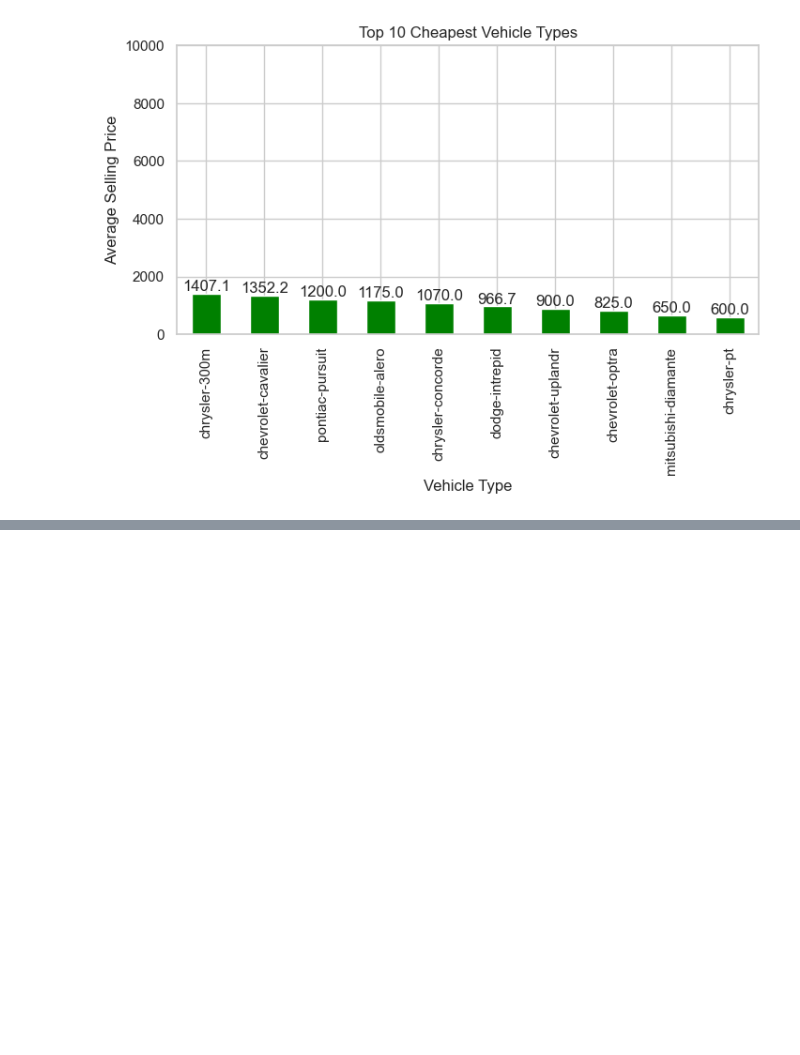
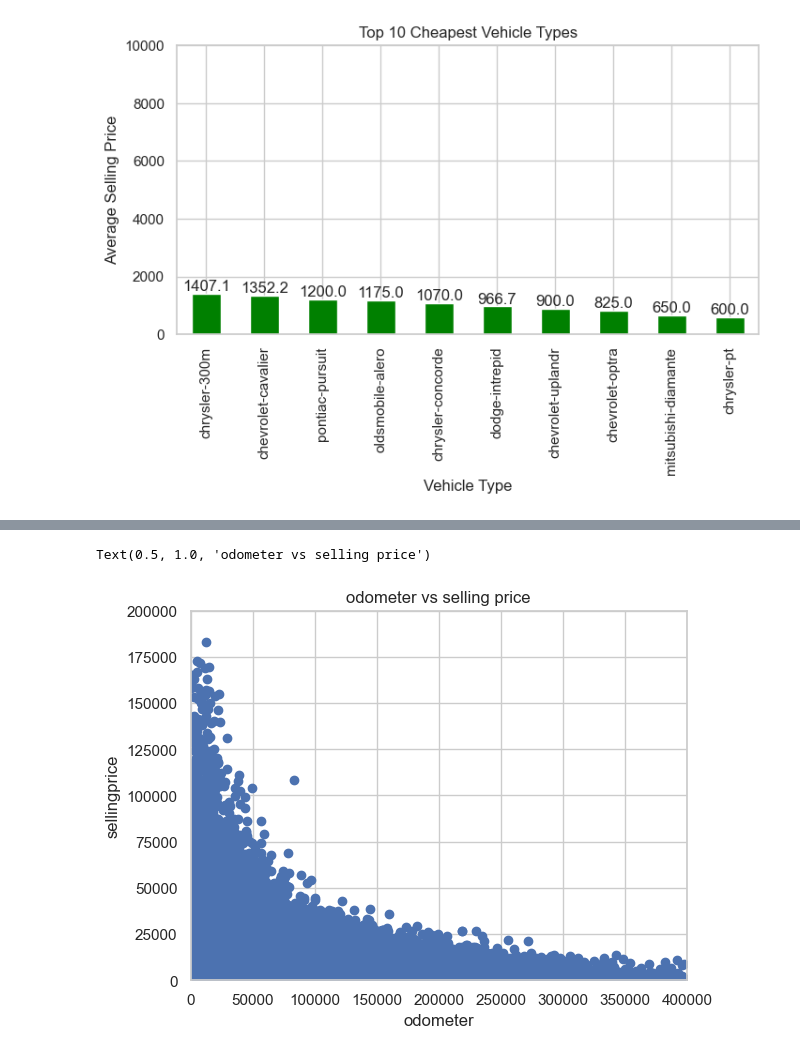
Before and after one commit to jerryevalentine/UCB-Project-1, a Jupyter notebook: Project_1_Group_7_Consolidated.ipynb, the cells around one changed output, grey strips where cells are left out. Drawn from its saved outputs; the diff is of its cells as text; code cells hidden in the pictures; blank space fills up the shorter version.

```diff
--- a/Project_1_Group_7_Consolidated.ipynb
+++ b/Project_1_Group_7_Consolidated.ipynb
@@ -645,3 +645,9 @@ for index, value in enumerate(top_10_cheapest):
 plt.show()
 # %% [output]
 [figure]
+# %%
+car_prices=df_car_prices.loc[df_car_prices['saledate'].str.len()>5]
+car_prices=df_car_prices.loc[~df_car_prices['odometer'].isnull()]
+
+clean_df=car_prices.copy()
+clean_df['saleyear']=clean_df['saledate'].str[11:15].astype('int')
@@ -647,0 +787,11 @@ plt.show()
+# %%
+#Generate a scatter plot of odometer vs selling price
+plt.scatter(car_value_no_null_df["odometer"],car_value_no_null_df["sellingprice"])
+plt.xlabel("odometer")
+plt.ylabel("sellingprice")
+plt.ylim(0,200000)
+plt.xlim(0,400000)
+plt.title("odometer vs selling price")
+# %% [output]
+Text(0.5, 1.0, 'odometer vs selling price')
+[figure, added]
```
Also changed, not shown: parts of 35 cells of this notebook.
